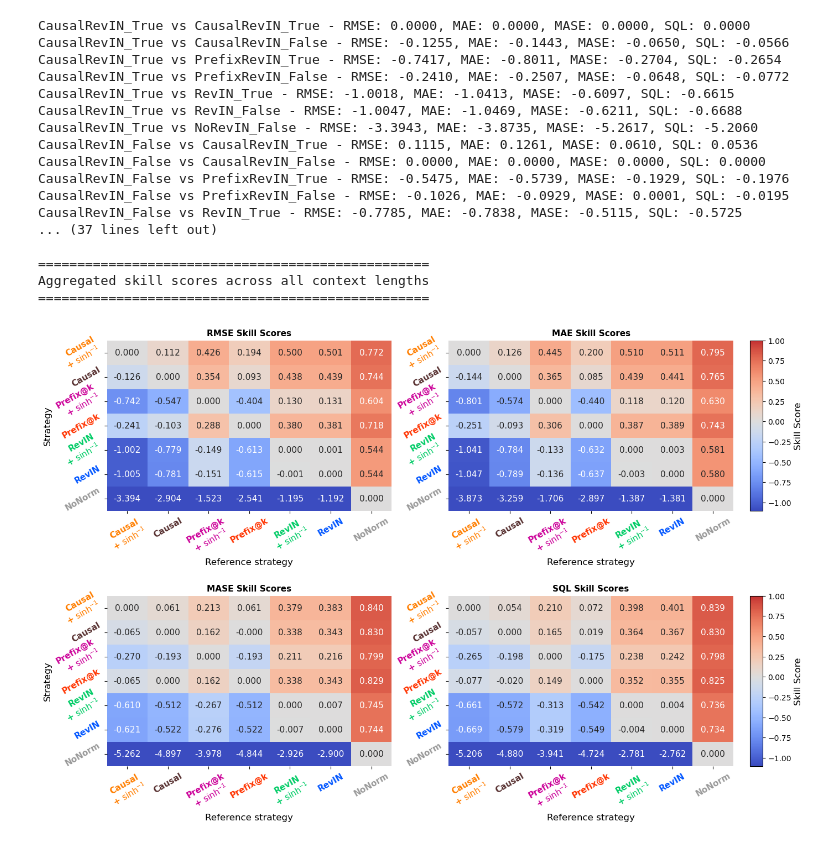
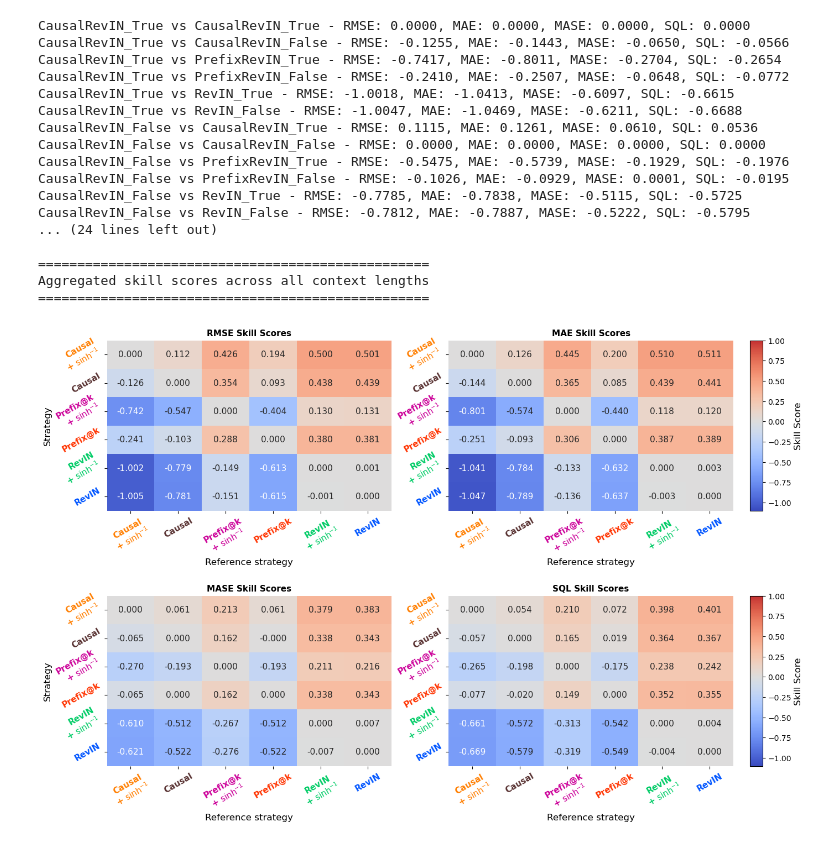
Before and after one commit to vilhess/normalizer, a Jupyter notebook: notebooks/skill_score.ipynb, the cells around one changed output. Cells and saved outputs as stored; diff of their text form; code cells hidden in the pictures.

```diff
--- a/notebooks/skill_score.ipynb
+++ b/notebooks/skill_score.ipynb
@@ -3,7 +3,7 @@ import numpy as np
 import matplotlib.pyplot as plt
 import seaborn as sns
 
-INCLUDE_NO_NORM = True
+INCLUDE_ABL = False
 
 model_name_to_show_label = {
     "CausalRevIN_True": r"Causal + $\sinh^{-1}$",
@@ -12,7 +12,8 @@ model_name_to_show_label = {
     "RevIN_False": "RevIN",
     "PrefixRevIN_True": r"Prefix@k + $\sinh^{-1}$",
     "PrefixRevIN_False": "Prefix@k",
-    "NoRevIN_False": "NoNorm"
+    "NoRevIN_False": "NoNorm",
+    "OptimalRevIN_False": "Optimal"
 
 }
 
@@ -24,6 +25,7 @@ dic_model_colors = {
     r"Prefix@k + $\sinh^{-1}$": "#CC0099",  # strong magenta
     r"Prefix@k":               "#FF3300",  # bright red-orange
     "NoNorm":                "#999999",  # medium gray
+    "Optimal":                "#000000"   # black
 
 }
 
@@ -34,8 +36,9 @@ def load_npz(filepath):
 models = ["CausalRevIN_True", "CausalRevIN_False", "PrefixRevIN_True",
           "PrefixRevIN_False", "RevIN_True", "RevIN_False"]
 
-if INCLUDE_NO_NORM:
+if INCLUDE_ABL:
     models.append("NoRevIN_False")
+    models.append('OptimalRevIN_False')
 
 context_lengths = ["128", "256", "512"]
 datasets = ["utsd", "gift_eval", "artificial"]
@@ -160,13 +163,13 @@ CausalRevIN_True vs PrefixRevIN_True - RMSE: -0.7417, MAE: -0.8011, MASE: -0.270
 CausalRevIN_True vs PrefixRevIN_False - RMSE: -0.2410, MAE: -0.2507, MASE: -0.0648, SQL: -0.0772
 CausalRevIN_True vs RevIN_True - RMSE: -1.0018, MAE: -1.0413, MASE: -0.6097, SQL: -0.6615
 CausalRevIN_True vs RevIN_False - RMSE: -1.0047, MAE: -1.0469, MASE: -0.6211, SQL: -0.6688
-CausalRevIN_True vs NoRevIN_False - RMSE: -3.3943, MAE: -3.8735, MASE: -5.2617, SQL: -5.2060
 CausalRevIN_False vs CausalRevIN_True - RMSE: 0.1115, MAE: 0.1261, MASE: 0.0610, SQL: 0.0536
 CausalRevIN_False vs CausalRevIN_False - RMSE: 0.0000, MAE: 0.0000, MASE: 0.0000, SQL: 0.0000
 CausalRevIN_False vs PrefixRevIN_True - RMSE: -0.5475, MAE: -0.5739, MASE: -0.1929, SQL: -0.1976
 CausalRevIN_False vs PrefixRevIN_False - RMSE: -0.1026, MAE: -0.0929, MASE: 0.0001, SQL: -0.0195
 CausalRevIN_False vs RevIN_True - RMSE: -0.7785, MAE: -0.7838, MASE: -0.5115, SQL: -0.5725
-... (37 lines left out)
+CausalRevIN_False vs RevIN_False - RMSE: -0.7812, MAE: -0.7887, MASE: -0.5222, SQL: -0.5795
+... (24 lines left out)
 
 ==================================================
 Aggregated skill scores across all context lengths
@@ -201,35 +204,35 @@ for idx, (metric, title) in enumerate(metrics):
 
     ax.set_title(title, fontsize=11, fontweight='bold')
     ax.set_xlabel('Reference strategy', fontsize=12)
     ax.set_ylabel('Strategy' if col == 0 else '', fontsize=12)
     ax.set_xticklabels(ax.get_xticklabels(), rotation=30)
     ax.set_yticklabels(ax.get_yticklabels(), rotation=30)
     ax.tick_params(axis='both', labelsize=11)
 
     for label in ax.get_xticklabels():
         original_text = label.get_text().replace('\n', ' ')
         label.set_color(dic_model_colors[original_text])
         label.set_fontweight('bold')
     for label in ax.get_yticklabels():
         original_text = label.get_text().replace('\n', ' ')
         label.set_color(dic_model_colors[original_text])
         label.set_fontweight('bold')
 
 fig.subplots_adjust(right=0.88, hspace=0.5)
 
 # One colorbar per row, vertically centered on each row
 for row in range(2):
     # Get the bounding boxes of the two axes in this row
     pos0 = axes[row, 0].get_position()
     pos1 = axes[row, 1].get_position()
     cbar_ax = fig.add_axes([0.90, pos0.y0, 0.015, pos0.y1 - pos0.y0])
     cbar = fig.colorbar(axes[row, 1].collections[0], cax=cbar_ax)
     cbar.set_label('Skill Score', fontsize=12)
     cbar.ax.tick_params(labelsize=10)
 
-if INCLUDE_NO_NORM:
-    plt.savefig('figures/skill_score/skill_scores_nonorm.pdf', format='pdf', dpi=300, bbox_inches='tight')
-else:
-    plt.savefig('figures/skill_score/skill_scores.pdf', format='pdf', dpi=300, bbox_inches='tight')
+#if INCLUDE_ABL:
+#    plt.savefig('figures/skill_score/skill_scores_abl.pdf', format='pdf', dpi=300, bbox_inches='tight')
+#else:
+#    plt.savefig('figures/skill_score/skill_scores.pdf', format='pdf', dpi=300, bbox_inches='tight')
 # %% [output]
-[figure, old version]
+[figure, new version]
```
Also changed, not shown: 19 other files.
